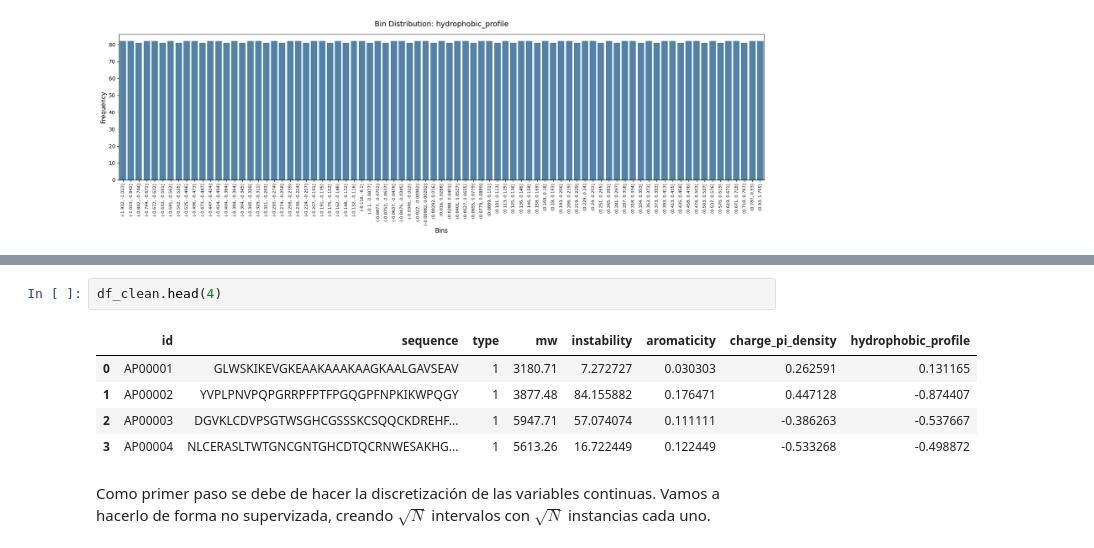
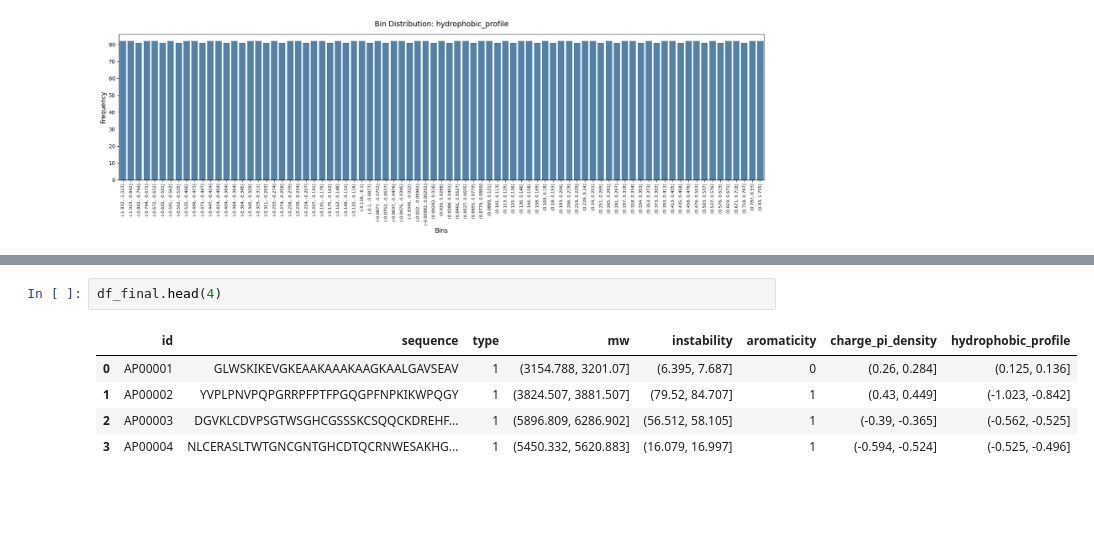
Before and after one commit to jazminamg26/NBC_antimicrobial_peptides, a Jupyter notebook: main.ipynb, the cells around one changed output, grey strips where cells are left out. Cells and saved outputs as stored; diff of their text form; blank space fills up the shorter version.

```diff
--- a/main.ipynb
+++ b/main.ipynb
@@ -718,10 +761,8 @@ $$P(A_j = k \mid C = c) = \frac{N_{jkc} + \alpha}{N_c + \alpha b}$$
 # %%
-df_clean.head(4)
+df_final.head(4)
 # %% [output]
 |  | id | sequence | type | mw | instability | aromaticity | charge_pi_density | hydrophobic_profile |
-| 0 | AP00001 | GLWSKIKEVGKEAAKAAAKAAGKAALGAVSEAV | 1 | 3180.71 | 7.272727 | 0.030303 | 0.262591 | 0.131165 |
-| 1 | AP00002 | YVPLPNVPQPGRRPFPTFPGQGPFNPKIKWPQGY | 1 | 3877.48 | 84.155882 | 0.176471 | 0.447128 | -0.874407 |
-| 2 | AP00003 | DGVKLCDVPSGTWSGHCGSSSKCSQQCKDREHF... | 1 | 5947.71 | 57.074074 | 0.111111 | -0.386263 | -0.537667 |
-| 3 | AP00004 | NLCERASLTWTGNCGNTGHCDTQCRNWESAKHG... | 1 | 5613.26 | 16.722449 | 0.122449 | -0.533268 | -0.498872 |
+| 0 | AP00001 | GLWSKIKEVGKEAAKAAAKAAGKAALGAVSEAV | 1 | (3154.788, 3201.07] | (6.395, 7.687] | 0 | (0.26, 0.284] | (0.125, 0.136] |
+| 1 | AP00002 | YVPLPNVPQPGRRPFPTFPGQGPFNPKIKWPQGY | 1 | (3824.507, 3881.507] | (79.52, 84.707] | 1 | (0.43, 0.449] | (-1.023, -0.842] |
+| 2 | AP00003 | DGVKLCDVPSGTWSGHCGSSSKCSQQCKDREHF... | 1 | (5896.809, 6286.902] | (56.512, 58.105] | 1 | (-0.39, -0.365] | (-0.562, -0.525] |
+| 3 | AP00004 | NLCERASLTWTGNCGNTGHCDTQCRNWESAKHG... | 1 | (5450.332, 5620.883] | (16.079, 16.997] | 1 | (-0.594, -0.524] | (-0.525, -0.496] |
-# %% [markdown]
-Como primer paso se debe de hacer la discretización de las variables continuas. Vamos a hacerlo de forma no supervizada, creando $\sqrt{N}$ intervalos con $\sqrt{N}$ instancias cada uno.
```
Also changed, not shown: parts of 6 cells of this notebook.
